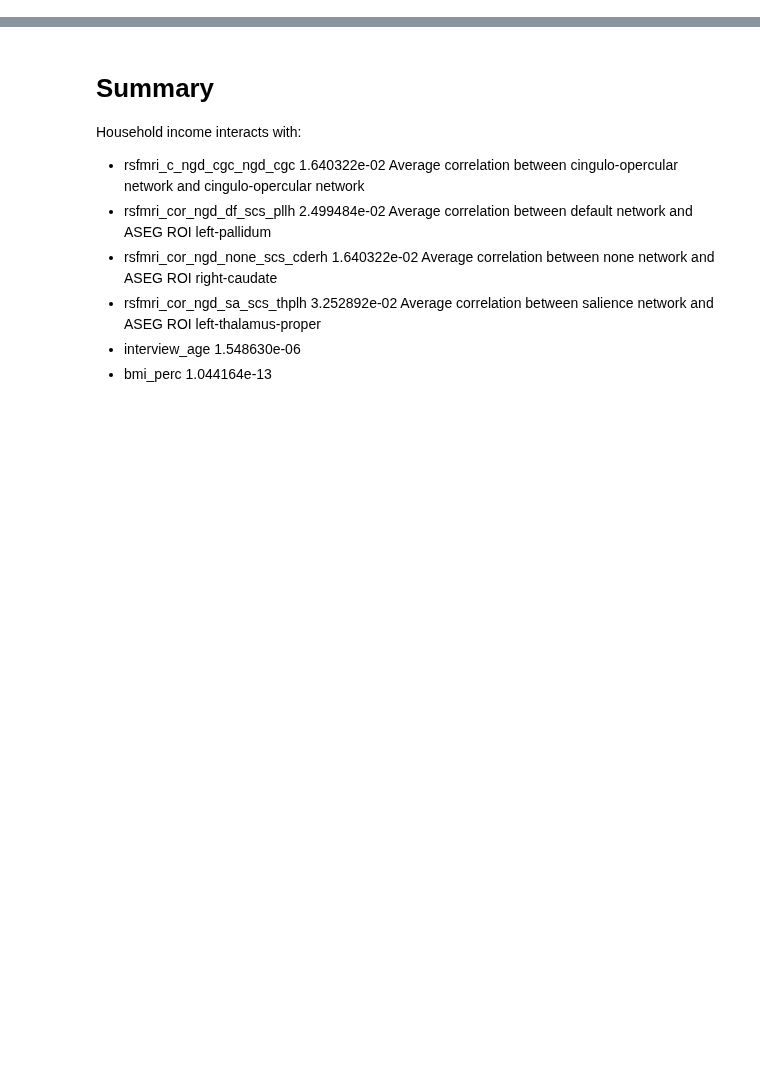
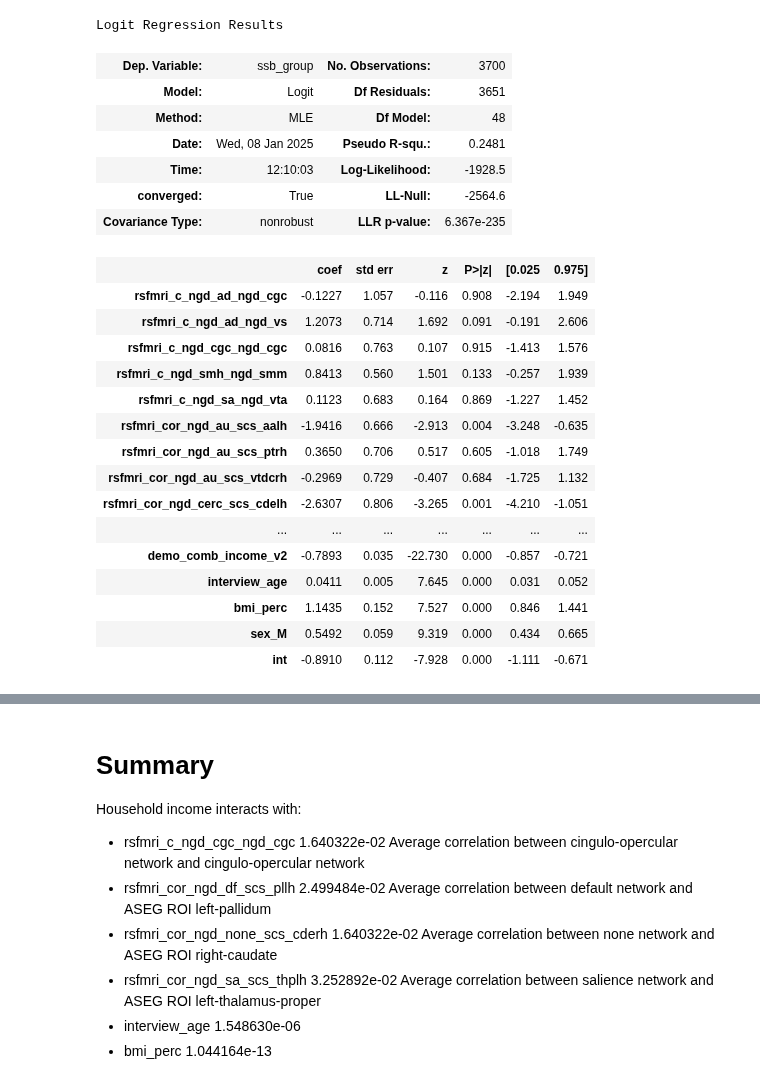
Before and after one commit to grace-shearrer/SSIB-2024, a Jupyter notebook: Scripts_Yana/Final_cleaning_data_scripts/SSBneuroInteraction.ipynb, the cells around one changed output, grey strips where cells are left out. Drawn from its saved outputs; the diff is of its cells as text; code cells hidden in the pictures; blank space fills up the shorter version.

```diff
--- a/Scripts_Yana/Final_cleaning_data_scripts/SSBneuroInteraction.ipynb
+++ b/Scripts_Yana/Final_cleaning_data_scripts/SSBneuroInteraction.ipynb
@@ -111,3 +183,30 @@ for ROI in brain:
+# %%
+pvalues['bmi_perc'].summary()
+# %% [output]
+Logit Regression Results
+| Dep. Variable: | ssb_group | No. Observations: | 3700 |
+| Model: | Logit | Df Residuals: | 3651 |
+| Method: | MLE | Df Model: | 48 |
+| Date: | Wed, 08 Jan 2025 | Pseudo R-squ.: | 0.2481 |
+| Time: | 12:10:03 | Log-Likelihood: | -1928.5 |
+| converged: | True | LL-Null: | -2564.6 |
+| Covariance Type: | nonrobust | LLR p-value: | 6.367e-235 |
+|  | coef | std err | z | P>|z| | [0.025 | 0.975] |
+| rsfmri_c_ngd_ad_ngd_cgc | -0.1227 | 1.057 | -0.116 | 0.908 | -2.194 | 1.949 |
+| rsfmri_c_ngd_ad_ngd_vs | 1.2073 | 0.714 | 1.692 | 0.091 | -0.191 | 2.606 |
+| rsfmri_c_ngd_cgc_ngd_cgc | 0.0816 | 0.763 | 0.107 | 0.915 | -1.413 | 1.576 |
+| rsfmri_c_ngd_smh_ngd_smm | 0.8413 | 0.560 | 1.501 | 0.133 | -0.257 | 1.939 |
+| rsfmri_c_ngd_sa_ngd_vta | 0.1123 | 0.683 | 0.164 | 0.869 | -1.227 | 1.452 |
+| rsfmri_cor_ngd_au_scs_aalh | -1.9416 | 0.666 | -2.913 | 0.004 | -3.248 | -0.635 |
+| rsfmri_cor_ngd_au_scs_ptrh | 0.3650 | 0.706 | 0.517 | 0.605 | -1.018 | 1.749 |
+| rsfmri_cor_ngd_au_scs_vtdcrh | -0.2969 | 0.729 | -0.407 | 0.684 | -1.725 | 1.132 |
+| rsfmri_cor_ngd_cerc_scs_cdelh | -2.6307 | 0.806 | -3.265 | 0.001 | -4.210 | -1.051 |
+| ... | ... | ... | ... | ... | ... | ... |
+| demo_comb_income_v2 | -0.7893 | 0.035 | -22.730 | 0.000 | -0.857 | -0.721 |
+| interview_age | 0.0411 | 0.005 | 7.645 | 0.000 | 0.031 | 0.052 |
+| bmi_perc | 1.1435 | 0.152 | 7.527 | 0.000 | 0.846 | 1.441 |
+| sex_M | 0.5492 | 0.059 | 9.319 | 0.000 | 0.434 | 0.665 |
+| int | -0.8910 | 0.112 | -7.928 | 0.000 | -1.111 | -0.671 |
 # %%
 intP = []
 for ps in pvalues.values():
```
Also changed, not shown: parts of 12 cells of this notebook, 1 other file.
